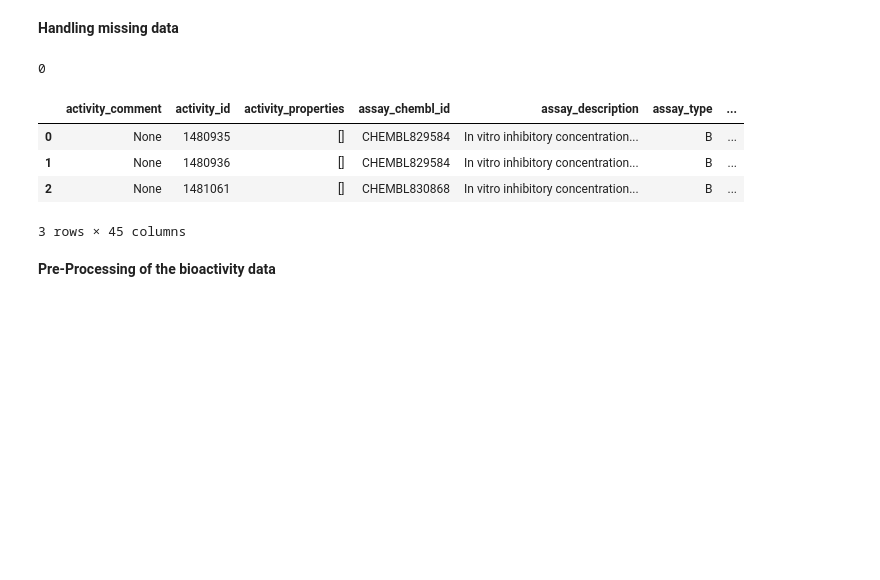
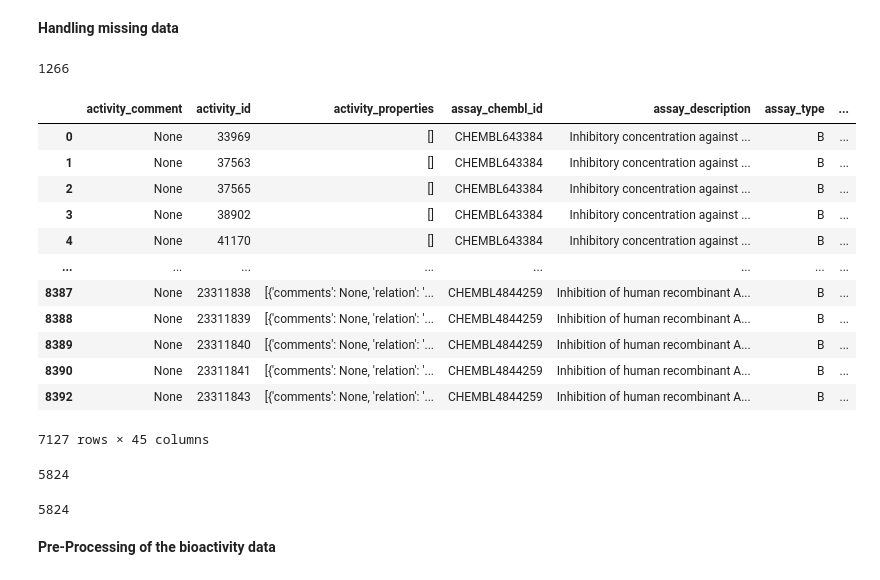
Before and after one commit to HaniyeDousti/Drug-Discovery, a Jupyter notebook: DrugDiscovery_preprocessing.ipynb, the cells around one changed output. Drawn from its saved outputs; the diff is of its cells as text; code cells hidden in the pictures; blank space fills up the shorter version.

```diff
--- a/DrugDiscovery_preprocessing.ipynb
+++ b/DrugDiscovery_preprocessing.ipynb
@@ -33,7 +33,7 @@ from chembl_webresource_client.new_client import new_client
 Target search for coronavirus
 # %%
 target = new_client.target
-target_query = target.search('coronavirus')
+target_query = target.search('acetylcholinesterase')
 targets = pd.DataFrame.from_dict(target_query)
 targets
 # %% [output]
@@ -49,6 +57,6 @@ targets
 # %% [markdown]
 **Select and retrieve bioactivity data for SARS Coronavirus 3C-like proteinase (fifth entry)**
 # %%
-selected_target = targets.target_chembl_id[4]
+selected_target = targets.target_chembl_id[0]
 selected_target
 # %% [output]
@@ -91,15 +99,33 @@ activity_comment,activity_id,activity_properties,assay_chembl_id,assay_descripti
 # %%
 df['standard_value'].isnull().sum()
 # %% [output]
-0
+1266
 # %%
 df2 = df[df.standard_value.notna()]
-df2.head(3)
+df2 = df2[df.canonical_smiles.notna()]
+df2
 # %% [output]
 |  | activity_comment | activity_id | activity_properties | assay_chembl_id | assay_description | assay_type | ... |
-| 0 | None | 1480935 | [] | CHEMBL829584 | In vitro inhibitory concentration... | B | ... |
-| 1 | None | 1480936 | [] | CHEMBL829584 | In vitro inhibitory concentration... | B | ... |
-| 2 | None | 1481061 | [] | CHEMBL830868 | In vitro inhibitory concentration... | B | ... |
+| 0 | None | 33969 | [] | CHEMBL643384 | Inhibitory concentration against ... | B | ... |
+| 1 | None | 37563 | [] | CHEMBL643384 | Inhibitory concentration against ... | B | ... |
+| 2 | None | 37565 | [] | CHEMBL643384 | Inhibitory concentration against ... | B | ... |
+| 3 | None | 38902 | [] | CHEMBL643384 | Inhibitory concentration against ... | B | ... |
+| 4 | None | 41170 | [] | CHEMBL643384 | Inhibitory concentration against ... | B | ... |
+| ... | ... | ... | ... | ... | ... | ... | ... |
+| 8387 | None | 23311838 | [{'comments': None, 'relation': '... | CHEMBL4844259 | Inhibition of human recombinant A... | B | ... |
+| 8388 | None | 23311839 | [{'comments': None, 'relation': '... | CHEMBL4844259 | Inhibition of human recombinant A... | B | ... |
+| 8389 | None | 23311840 | [{'comments': None, 'relation': '... | CHEMBL4844259 | Inhibition of human recombinant A... | B | ... |
+| 8390 | None | 23311841 | [{'comments': None, 'relation': '... | CHEMBL4844259 | Inhibition of human recombinant A... | B | ... |
+| 8392 | None | 23311843 | [{'comments': None, 'relation': '... | CHEMBL4844259 | Inhibition of human recombinant A... | B | ... |
-3 rows × 45 columns
+7127 rows × 45 columns
+# %%
+len(df2.canonical_smiles.unique())
+# %% [output]
+5824
+# %%
+df2_nr = df2.drop_duplicates(['canonical_smiles'])
+len(df2_nr)
+# %% [output]
+5824
 # %% [markdown]
 **Pre-Processing of the bioactivity data**
```
Also changed, not shown: parts of 28 cells of this notebook.
